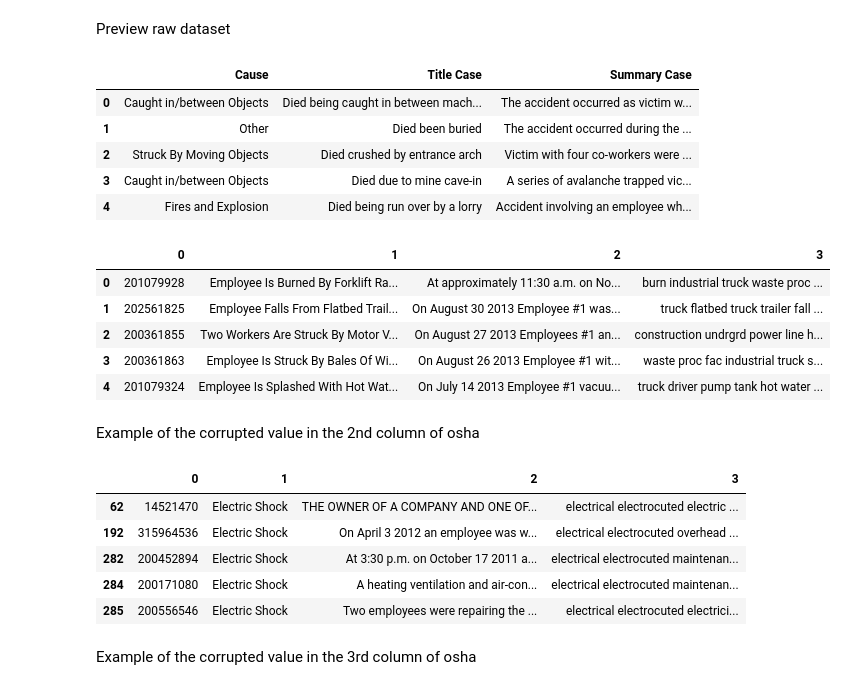
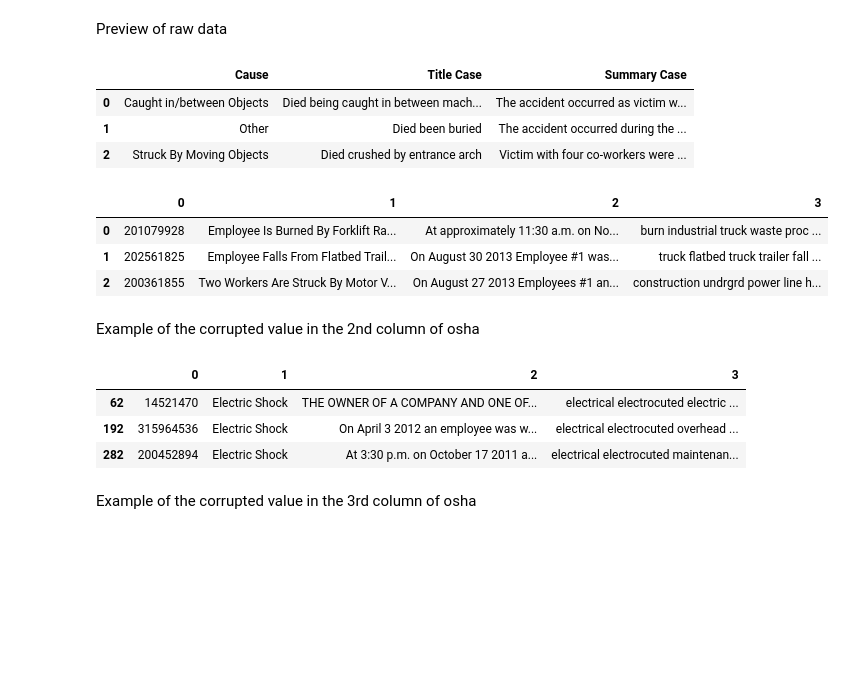
Before and after one commit to mikelkl/learning-artificial-intelligence, a Jupyter notebook: natural-language-processing/text-mining/classification_and_information_extraction_for_construction_accidents.ipynb, the cells around one changed output. Saved outputs shown, nothing was run; the diff lists cells and outputs as text; code cells hidden in the pictures; blank space fills up the shorter version.

```diff
--- a/natural-language-processing/text-mining/classification_and_information_extraction_for_construction_accidents.ipynb
+++ b/natural-language-processing/text-mining/classification_and_information_extraction_for_construction_accidents.ipynb
@@ -58,36 +135,30 @@ from nltk.tag.stanford import StanfordPOSTagger
 msia = pd.read_excel('data/MsiaAccidentCases.xlsx')
 osha = pd.read_excel('data/osha.xlsx', header=None, parse_cols='A:D')
 # %% [markdown]
-Preview raw dataset
+Preview of raw data
 # %%
-msia.head(5)
+msia.head(3)
 # %% [output]
 |  | Cause | Title Case | Summary Case |
 | 0 | Caught in/between Objects | Died being caught in between mach... | The accident occurred as victim w... |
 | 1 | Other | Died been buried | The accident occurred during the ... |
 | 2 | Struck By Moving Objects | Died crushed by entrance arch | Victim with four co-workers were ... |
-| 3 | Caught in/between Objects | Died due to mine cave-in | A series of avalanche trapped vic... |
-| 4 | Fires and Explosion | Died being run over by a lorry | Accident involving an employee wh... |
 # %%
-osha.head(5)
+osha.head(3)
 # %% [output]
 |  | 0 | 1 | 2 | 3 |
 | 0 | 201079928 | Employee Is Burned By Forklift Ra... | At approximately 11:30 a.m. on No... | burn industrial truck waste proc ... |
 | 1 | 202561825 | Employee Falls From Flatbed Trail... | On August 30 2013 Employee #1 was... | truck flatbed truck trailer fall ... |
 | 2 | 200361855 | Two Workers Are Struck By Motor V... | On August 27 2013 Employees #1 an... | construction undrgrd power line h... |
-| 3 | 200361863 | Employee Is Struck By Bales Of Wi... | On August 26 2013 Employee #1 wit... | waste proc fac industrial truck s... |
-| 4 | 201079324 | Employee Is Splashed With Hot Wat... | On July 14 2013 Employee #1 vacuu... | truck driver pump tank hot water ... |
 # %% [markdown]
 Example of the corrupted value in the 2nd column of osha
 # %%
-osha[osha[1]==" Electric Shock "].head(5)
+osha[osha[1]==" Electric Shock "].head(3)
 # %% [output]
 |  | 0 | 1 | 2 | 3 |
 | 62 | 14521470 | Electric Shock | THE OWNER OF A COMPANY AND ONE OF... | electrical electrocuted electric ... |
 | 192 | 315964536 | Electric Shock | On April 3 2012 an employee was w... | electrical electrocuted overhead ... |
 | 282 | 200452894 | Electric Shock | At 3:30 p.m. on October 17 2011 a... | electrical electrocuted maintenan... |
-| 284 | 200171080 | Electric Shock | A heating ventilation and air-con... | electrical electrocuted maintenan... |
-| 285 | 200556546 | Electric Shock | Two employees were repairing the ... | electrical electrocuted electrici... |
 # %% [markdown]
 Example of the corrupted value in the 3rd column of osha
 # %%
```
Also changed, not shown: parts of 14 cells of this notebook, 8 other files.
